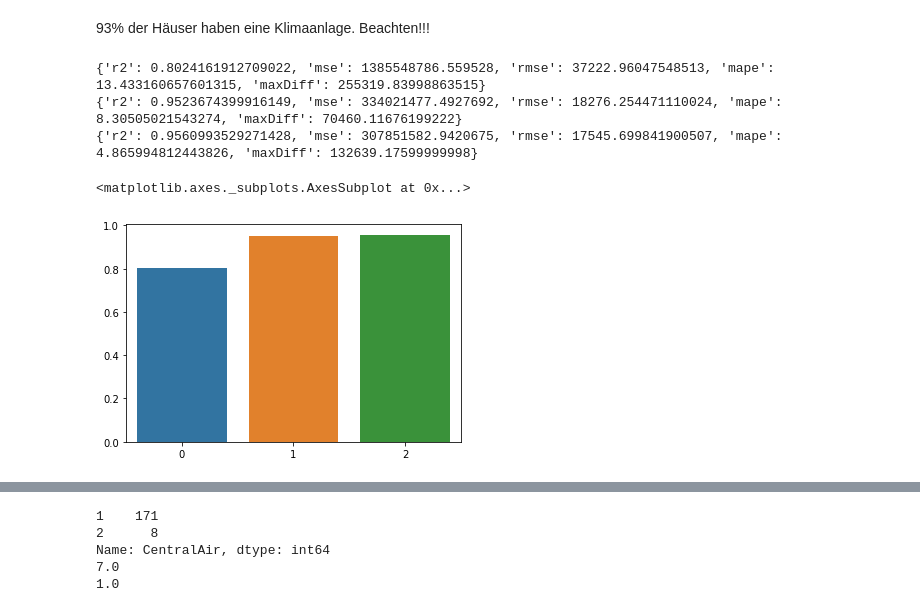
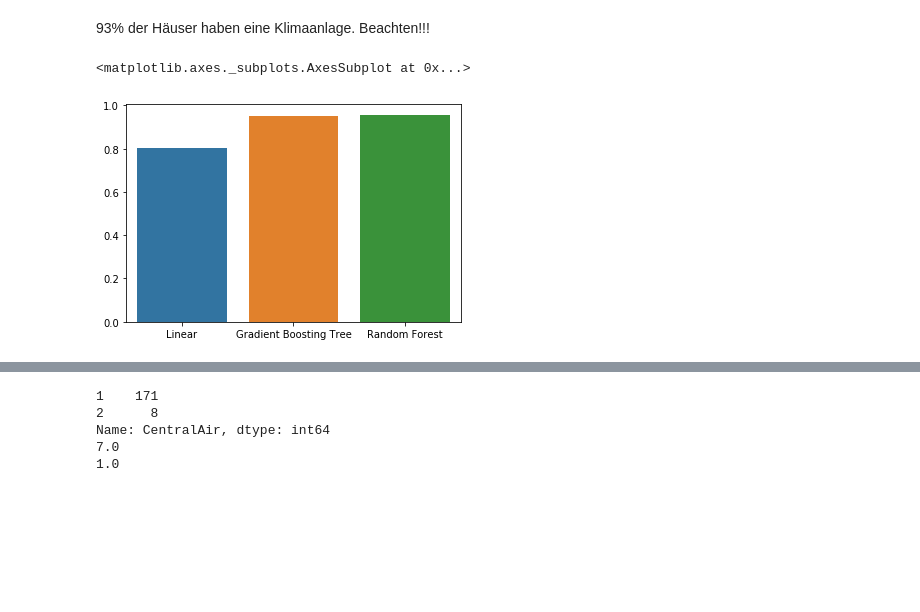
Before and after one commit to Tachmeton/Data-Science---Hausanalyse, a Jupyter notebook: Codebase.ipynb, the cells around one changed output, grey strips where cells are left out. Drawn from its saved outputs; the diff is of its cells as text; code cells hidden in the pictures; blank space fills up the shorter version.

Commit message:
Auswahl von Modellen. Optimierung Random Forest Regressor.

```diff
--- a/Codebase.ipynb
+++ b/Codebase.ipynb
@@ -690,7 +686,9 @@ def applyRegressor(model, dataFrame):
         dataFrame = prepareDataRegression(dataFrame)
         x,y = splitDataRegression(dataFrame)
 
-        if type(model) == sklearn.linear_model._base.LinearRegression:
+        if isinstance(model, sklearn.linear_model.base.LinearRegression) :
+            #nutzen von nur 3 Features bei der Linearen Regression.
+            #hier eventuell bei Fehler _base oder base schreiben!!!!!
             x = x.iloc[:, [4 ,9, 12]]
 
 
@@ -714,27 +712,18 @@ def applyClassifier(model, dataFrame):
     if type(dataFrame) == pd.core.frame.DataFrame:
         dataFrame = prepareDataRegression(dataFrame)
         x, y = splitDataClassification(dataFrame)
-        print(y.value_counts())
         #Führe Prediction durch und berechne Messwerte
         prediction = model.predict(x)
         dataFrameSize = len(x.index)
         confMat = confusion_matrix(y,prediction).flatten()
         truePositive,falseNegative,falsePositive,trueNegative = np.array(confMat,dtype='f')
-        print(trueNegative)
-        print(falsePositive)
-        #if (truePositive + falsePositive) > 0:
-        #    truePositiveRate = truePositive/(truePositive + falsePositive)
-        #else:
-        #    truePositiveRate = 0
-        #if (trueNegative + falseNegative) > 0:
-        #    trueNegativeRate =  trueNegative/(trueNegative + falseNegative)
-        #else:
-        #    trueNegativeRate = 0
-        if (truePositive + falsePositive) > 0:
+
+
+        if (trueNegative + falsePositive) > 0:
             falsePositiveRate = falsePositive/(trueNegative + falsePositive)
         else:
             falsePositiveRate = 0
-        if (trueNegative + falseNegative) > 0:
+        if (truePositive + falseNegative) > 0:
             falseNegativeRate = falseNegative/(truePositive + falseNegative)
         else:
             falseNegativeRate = 0
@@ -762,23 +751,19 @@ rg.append(applyRegressor(gbR,testdata))
 #Random Forest Regression
 rg.append(applyRegressor(rfR,testdata))
 # %%
-r2= []
+r2=[]
 mse=[]
 rmse = []
 mape=[]
 maxD=[]
 for i in rg:
-    print(i)
     r2.append(i["r2"])
     mse.append(i["mse"])
     rmse.append(i["rmse"])
     mape.append(i["mape"])
     maxD.append(i["maxDiff"])
 #r2
-sb.barplot([0,1,2],r2)
+sb.barplot(["Linear","Gradient Boosting Tree","Random Forest"],r2)
 # %% [output]
-{'r2': 0.8024161912709022, 'mse': 1385548786.559528, 'rmse': 37222.96047548513, 'mape': 13.433160657601315, 'maxDiff': 255319.83998863515}
-{'r2': 0.9523674399916149, 'mse': 334021477.4927692, 'rmse': 18276.254471110024, 'mape': 8.30505021543274, 'maxDiff': 70460.11676199222}
-{'r2': 0.9560993529271428, 'mse': 307851582.9420675, 'rmse': 17545.699841900507, 'mape': 4.865994812443826, 'maxDiff': 132639.17599999998}
+<matplotlib.axes._subplots.AxesSubplot at 0x...>
-<matplotlib.axes._subplots.AxesSubplot at 0x...>
-[figure, old version]
+[figure, new version]
```
Also changed, not shown: parts of 32 cells of this notebook.
